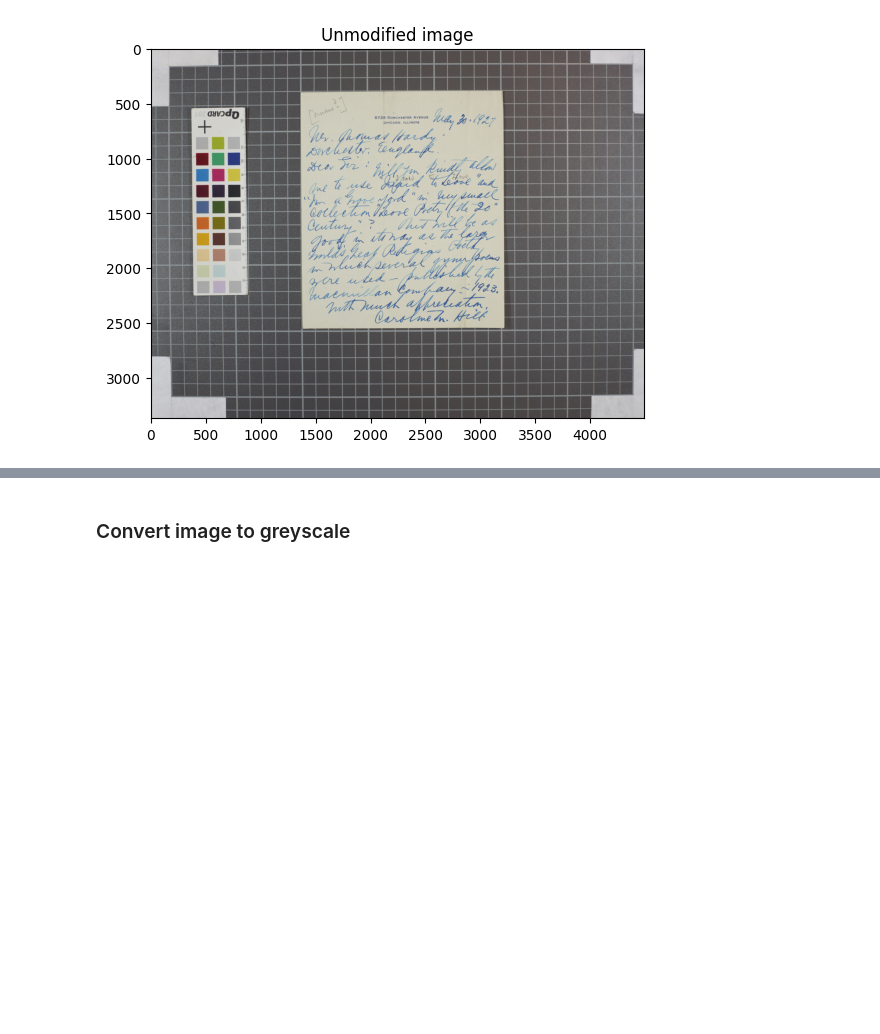
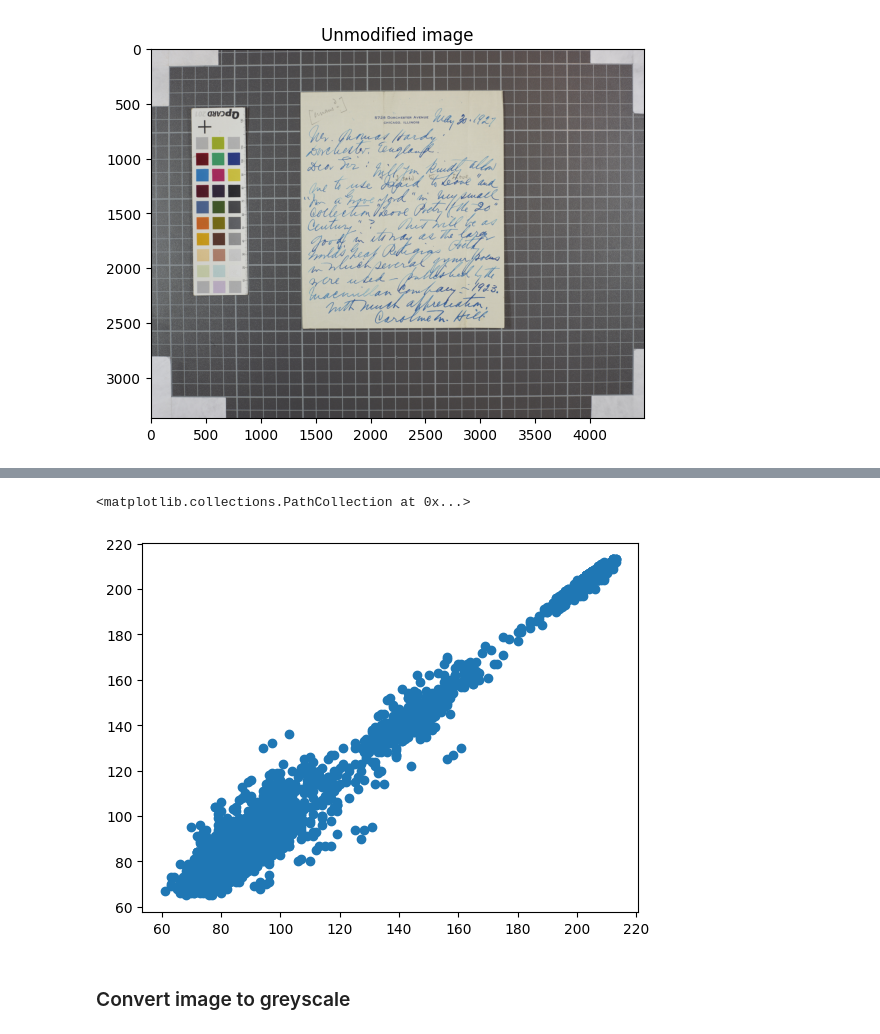
Before and after one commit to ExeterDigitalHumanities/python-opencv-images, a Jupyter notebook: basics03.ipynb, the cells around one changed output, grey strips where cells are left out. Cells and saved outputs as stored; diff of their text form; code cells hidden in the pictures; blank space fills up the shorter version.

```diff
--- a/basics03.ipynb
+++ b/basics03.ipynb
@@ -82 +99,10 @@ showinline(img,'Unmodified image')
+# %%
+
+
+
+#print(pixels)
+plt.scatter(pixels[1],pixels[2])
+# %% [output]
+<matplotlib.collections.PathCollection at 0x...>
+[figure, added]
 # %% [markdown]
```
Also changed, not shown: parts of 6 cells of this notebook.
